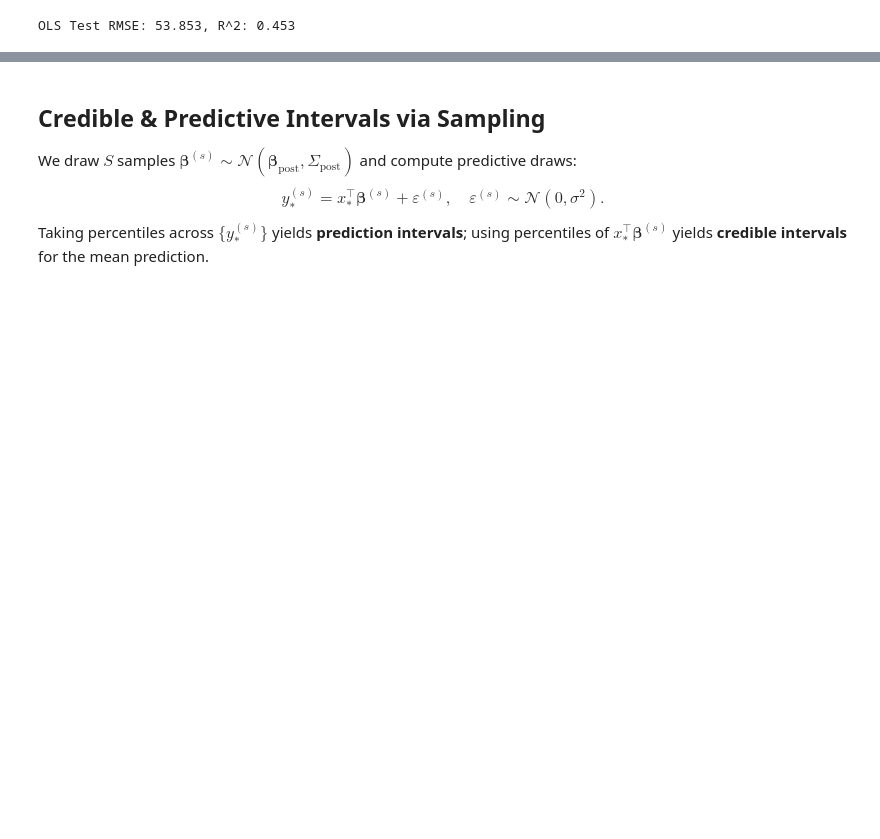
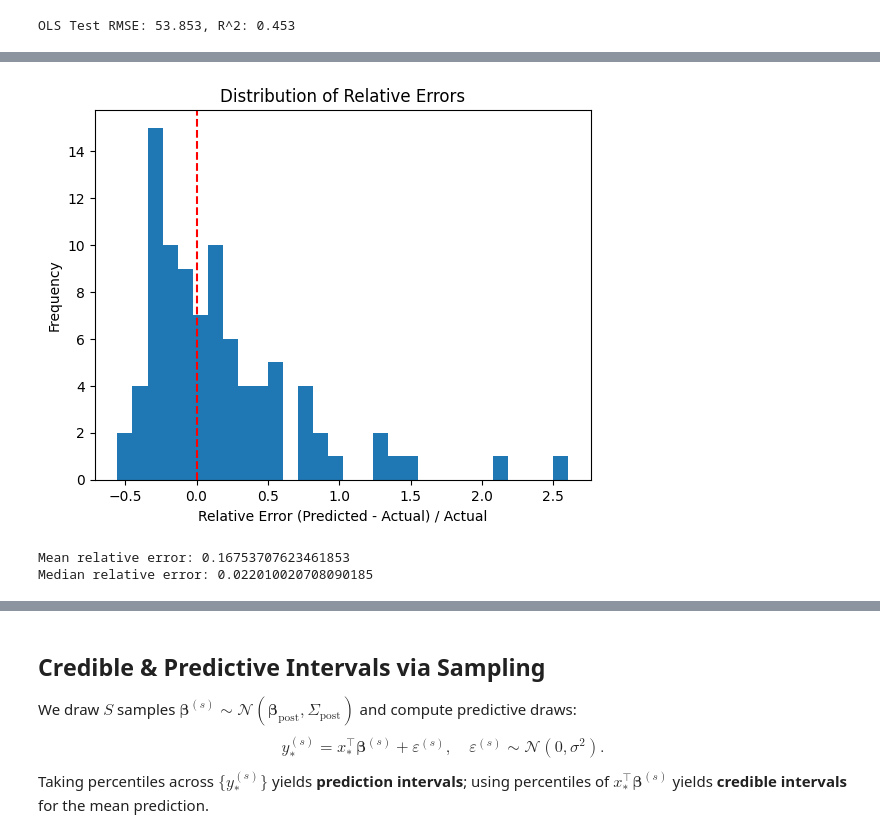
Before and after one commit to Moji131/Fundamentals-of-Regression, a Jupyter notebook: 05_bayesian_regression.ipynb, the cells around one changed output, grey strips where cells are left out. Drawn from its saved outputs; the diff is of its cells as text; code cells hidden in the pictures; blank space fills up the shorter version.

```diff
--- a/05_bayesian_regression.ipynb
+++ b/05_bayesian_regression.ipynb
@@ -108,3 +149,23 @@ y_pred_var = sigma2_hat + param_var
+# %%
+import matplotlib.pyplot as plt
+import numpy as np
+
+errors = y_mean_post - y_test
+rel_errors = errors / y_test
+
+plt.hist(rel_errors, bins=30)
+plt.axvline(0, color='red', linestyle='--')
+plt.xlabel("Relative Error (Predicted - Actual) / Actual")
+plt.ylabel("Frequency")
+plt.title("Distribution of Relative Errors")
+plt.show()
+
+print("Mean relative error:", np.mean(rel_errors))
+print("Median relative error:", np.median(rel_errors))
+# %% [output]
+[figure, added]
+Mean relative error: 0.16753707623461853
+Median relative error: 0.022010020708090185
 # %%
 # Compute test metrics using posterior mean (point predictions)
 from sklearn.metrics import mean_squared_error, r2_score
```
Also changed, not shown: parts of 14 cells of this notebook, 16 other files.
